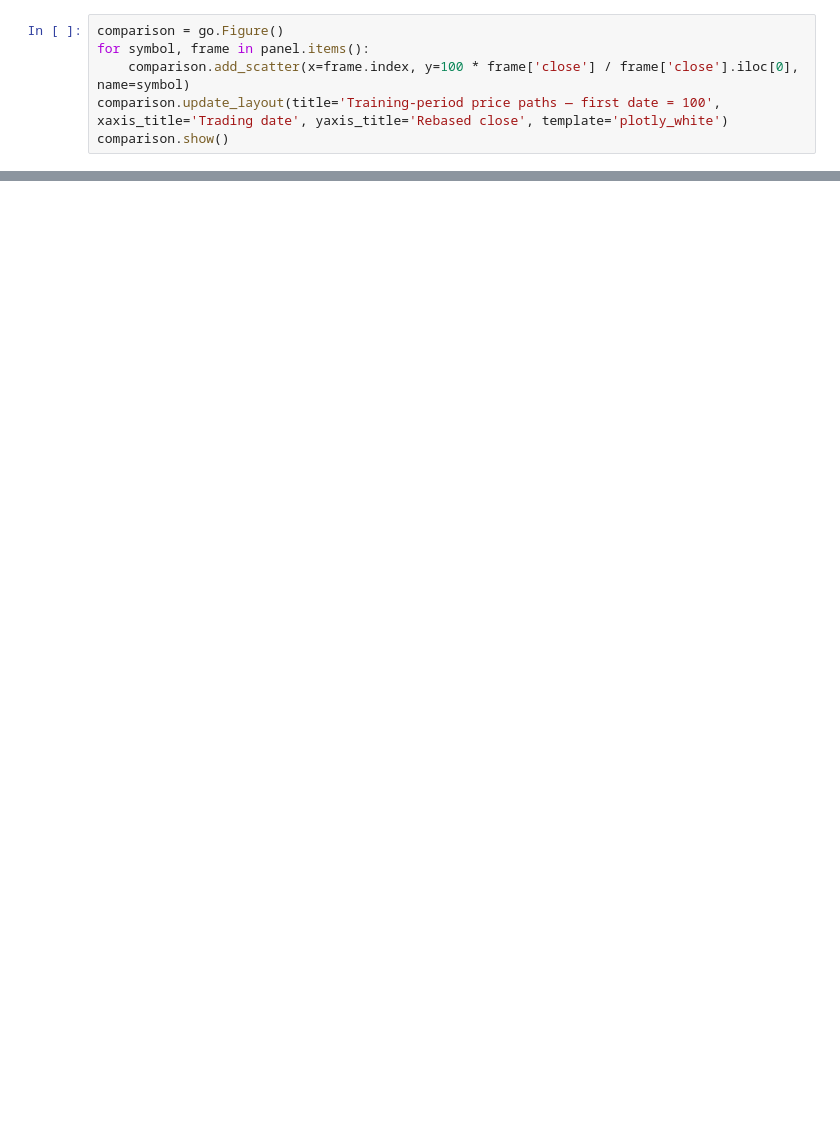
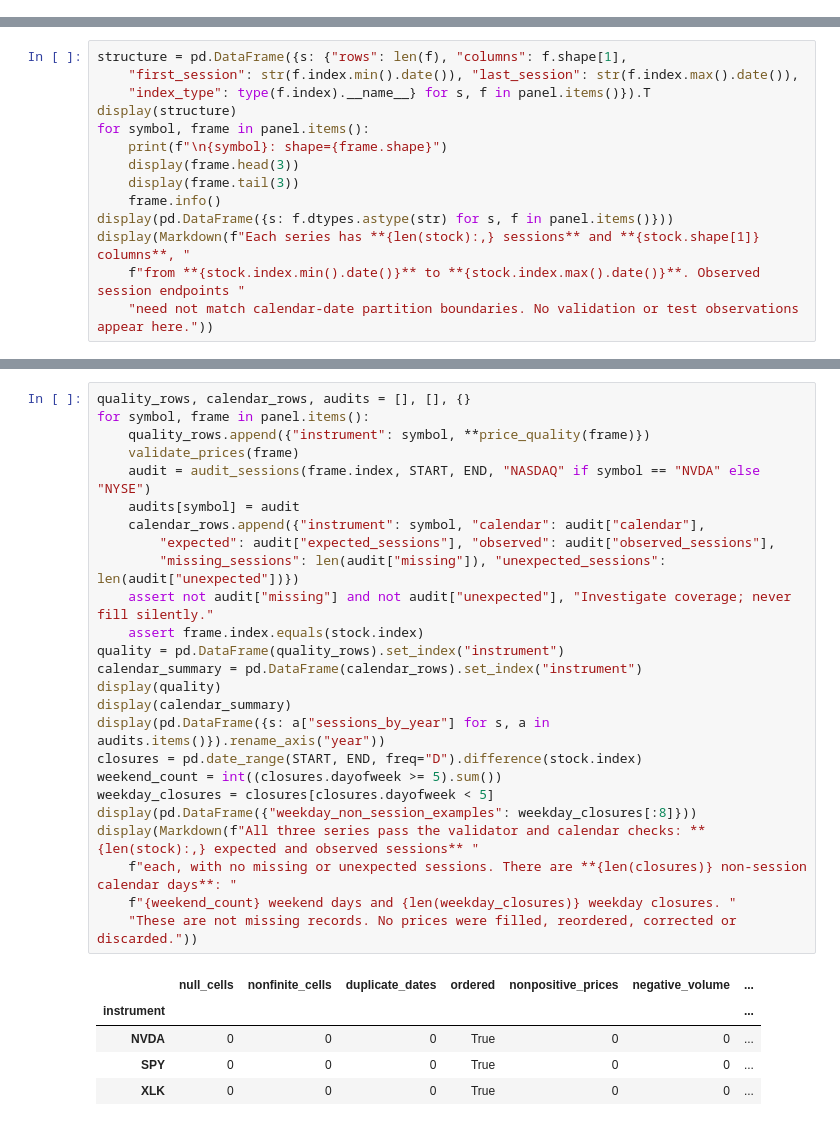
Before and after one commit to s-niara/market-forecasting-lstm, a Jupyter notebook: notebooks/01_data_understanding.ipynb, the cells around one changed output, grey strips where cells are left out. Saved outputs shown, nothing was run; the diff lists cells and outputs as text; blank space fills up the shorter version.

Commit message:
Complete foundational EDA and data validation pipeline

```diff
--- a/notebooks/01_data_understanding.ipynb
+++ b/notebooks/01_data_understanding.ipynb
@@ -50,6 +0,0 @@ Rebase each series to 100 on the first training date for a descriptive compariso
-# %%
-comparison = go.Figure()
-for symbol, frame in panel.items():
-    comparison.add_scatter(x=frame.index, y=100 * frame['close'] / frame['close'].iloc[0], name=symbol)
-comparison.update_layout(title='Training-period price paths — first date = 100', xaxis_title='Trading date', yaxis_title='Rebased close', template='plotly_white')
-comparison.show()
@@ -64,0 +121,14 @@ Retrospective split adjustment maintains price continuity across splits but diff
+# %%
+structure = pd.DataFrame({s: {"rows": len(f), "columns": f.shape[1],
+    "first_session": str(f.index.min().date()), "last_session": str(f.index.max().date()),
+    "index_type": type(f.index).__name__} for s, f in panel.items()}).T
+display(structure)
+for symbol, frame in panel.items():
+    print(f"\n{symbol}: shape={frame.shape}")
+    display(frame.head(3))
+    display(frame.tail(3))
+    frame.info()
+display(pd.DataFrame({s: f.dtypes.astype(str) for s, f in panel.items()}))
+display(Markdown(f"Each series has **{len(stock):,} sessions** and **{stock.shape[1]} columns**, "
+    f"from **{stock.index.min().date()}** to **{stock.index.max().date()}**. Observed session endpoints "
+    "need not match calendar-date partition boundaries. No validation or test observations appear here."))
@@ -64,0 +232,31 @@ Retrospective split adjustment maintains price continuity across splits but diff
+# %%
+quality_rows, calendar_rows, audits = [], [], {}
+for symbol, frame in panel.items():
+    quality_rows.append({"instrument": symbol, **price_quality(frame)})
+    validate_prices(frame)
+    audit = audit_sessions(frame.index, START, END, "NASDAQ" if symbol == "NVDA" else "NYSE")
+    audits[symbol] = audit
+    calendar_rows.append({"instrument": symbol, "calendar": audit["calendar"],
+        "expected": audit["expected_sessions"], "observed": audit["observed_sessions"],
+        "missing_sessions": len(audit["missing"]), "unexpected_sessions": len(audit["unexpected"])})
+    assert not audit["missing"] and not audit["unexpected"], "Investigate coverage; never fill silently."
+    assert frame.index.equals(stock.index)
+quality = pd.DataFrame(quality_rows).set_index("instrument")
+calendar_summary = pd.DataFrame(calendar_rows).set_index("instrument")
+display(quality)
+display(calendar_summary)
+display(pd.DataFrame({s: a["sessions_by_year"] for s, a in audits.items()}).rename_axis("year"))
+closures = pd.date_range(START, END, freq="D").difference(stock.index)
+weekend_count = int((closures.dayofweek >= 5).sum())
+weekday_closures = closures[closures.dayofweek < 5]
+display(pd.DataFrame({"weekday_non_session_examples": weekday_closures[:8]}))
+display(Markdown(f"All three series pass the validator and calendar checks: **{len(stock):,} expected and observed sessions** "
+    f"each, with no missing or unexpected sessions. There are **{len(closures)} non-session calendar days**: "
+    f"{weekend_count} weekend days and {len(weekday_closures)} weekday closures. "
+    "These are not missing records. No prices were filled, reordered, corrected or discarded."))
+# %% [output]
+|  | null_cells | nonfinite_cells | duplicate_dates | ordered | nonpositive_prices | negative_volume | ... |
+| instrument |  |  |  |  |  |  | ... |
+| NVDA | 0 | 0 | 0 | True | 0 | 0 | ... |
+| SPY | 0 | 0 | 0 | True | 0 | 0 | ... |
+| XLK | 0 | 0 | 0 | True | 0 | 0 | ... |
```
Also changed, not shown: parts of 38 cells of this notebook, 9 other files.
